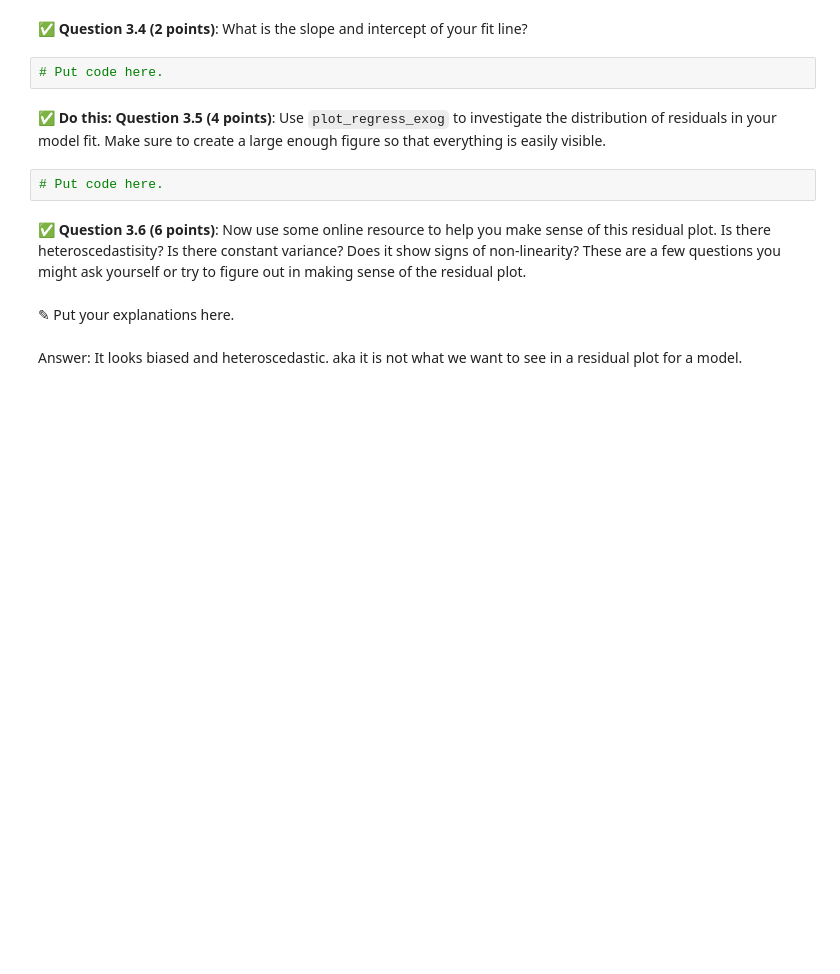
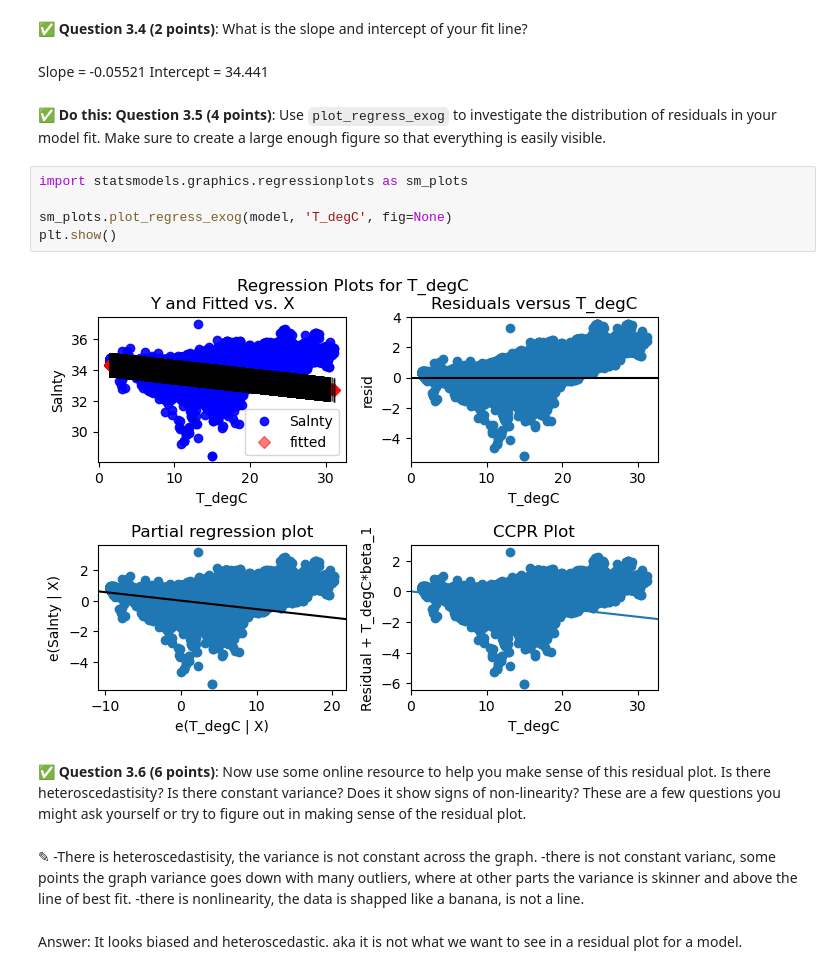
Before and after one commit to Demskini/CMSE202-fs25-turnin, a Jupyter notebook: hw-03/HW-03_Regression-S25-STUDENT.ipynb, the cells around one changed output. Cells and saved outputs as stored; diff of their text form; blank space fills up the shorter version.

Commit message:
Part 3 Complete (hw 3)

```diff
--- a/hw-03/HW-03_Regression-S25-STUDENT.ipynb
+++ b/hw-03/HW-03_Regression-S25-STUDENT.ipynb
@@ -158,15 +209,23 @@ In this part, we'll perform some one-variable linear and polynomial regression a
 # %% [markdown]
 &#9989;  **Question 3.4 (2 points)**: What is the slope and intercept of your fit line?
-# %%
-# Put code here.
+# %% [markdown]
+Slope = -0.05521
+Intercept = 34.441
 # %% [markdown]
 **&#9989; Do this:** **Question 3.5 (4 points)**: Use `plot_regress_exog` to investigate the distribution of residuals in your model fit. Make sure to create a large enough figure so that everything is easily visible.
-# %%
-# Put code here.
+# %%
+import statsmodels.graphics.regressionplots as sm_plots
+
+sm_plots.plot_regress_exog(model, 'T_degC', fig=None)
+plt.show()
+# %% [output]
+[figure, added]
 # %% [markdown]
 &#9989;  **Question 3.6 (6 points)**: Now use some online resource to help you make sense of this residual plot. Is there heteroscedastisity? Is there constant variance? Does it show signs of non-linearity? These are a few questions you might ask yourself or try to figure out in making sense of the residual plot.
-# %% [markdown]
-<font size=+3>&#9998;</font> Put your explanations here.
+# %% [markdown]
+<font size=+3>&#9998;</font> -There is heteroscedastisity, the variance is not constant across the graph.
+-there is not constant varianc, some points the graph variance goes down with many outliers, where at other parts the variance is skinner and above the line of best fit.
+-there is nonlinearity, the data is shapped like a banana, is not a line.
 # %% [markdown]
 Answer: It looks biased and heteroscedastic. aka it is not what we want to see in a residual plot for a model.
 # %% [markdown]
```
Also changed, not shown: parts of 6 cells of this notebook.
